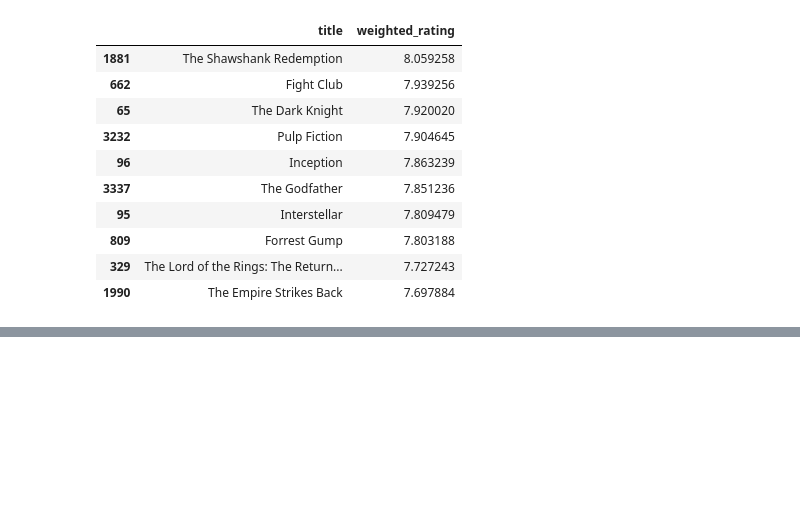
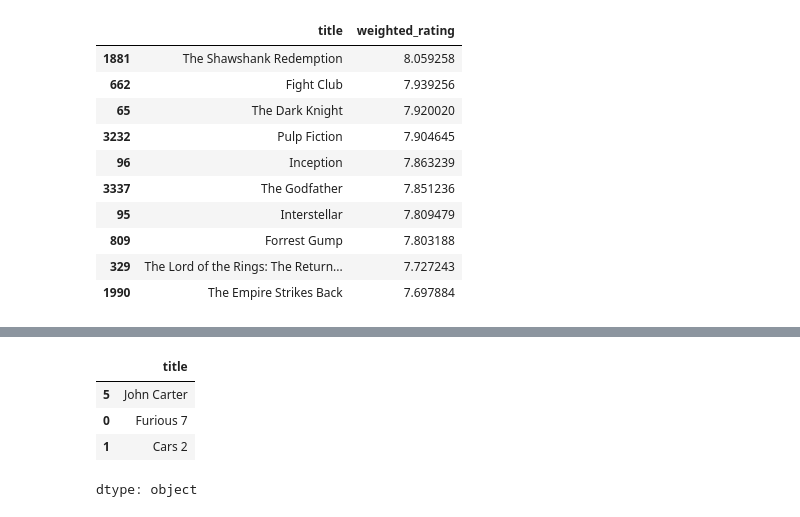
Before and after one commit to brad1379/Movie-Recommendation-System, a Jupyter notebook: Movie_Recommendation_System.ipynb, the cells around one changed output, grey strips where cells are left out. Saved outputs shown, nothing was run; the diff lists cells and outputs as text; code cells hidden in the pictures; blank space fills up the shorter version.

```diff
--- a/Movie_Recommendation_System.ipynb
+++ b/Movie_Recommendation_System.ipynb
@@ -56,0 +150,17 @@ movies_filtered.sort_values('weighted_rating', ascending=False)[["title", "weigh
+# %%
+def similar_movies(movie_title, nr_movies):
+  idx = movies.loc[movies['title'] == movie_title].index[0]
+  scores = list(enumerate(similarity_matrix[idx]))
+  scores = [(score[0], float(score[1])) for score in scores]
+  sorted_scores = sorted(scores, key=lambda x: x[1], reverse=True)
+  movie_indices = [tpl[0] for tpl in sorted_scores[1:nr_movies+1]]
+  similar_titles = movies['title'].iloc[movie_indices]
+  return similar_titles
+# %%
+similar_movies("Kung Fu Panda 3", 3)
+# %% [output]
+|  | title |
+| 5 | John Carter |
+| 0 | Furious 7 |
+| 1 | Cars 2 |
+dtype: object
```
Also changed, not shown: parts of 16 cells of this notebook.
